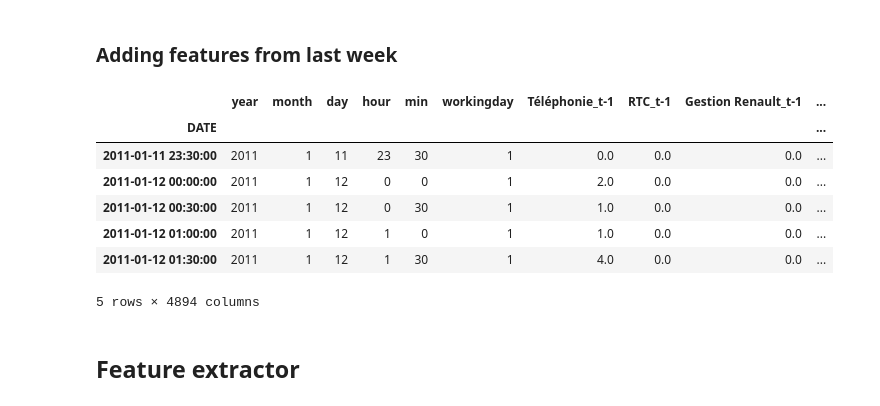
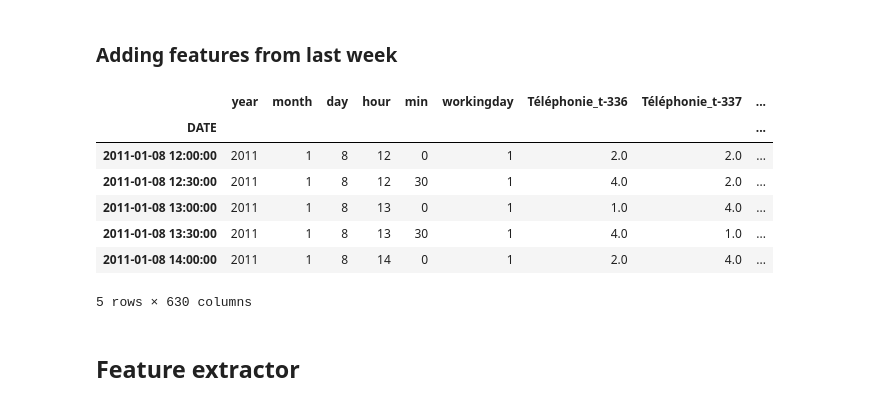
Before and after one commit to GRichard513/AxaChallenge, a Jupyter notebook: Projet_Axa_Antoine.ipynb, the cells around one changed output. Saved outputs shown, nothing was run; the diff lists cells and outputs as text; code cells hidden in the pictures.

Commit message:
amélioration Téléphonie correction exctration column semaine dernière

```diff
--- a/Projet_Axa_Antoine.ipynb
+++ b/Projet_Axa_Antoine.ipynb
@@ -119,31 +123,30 @@ print('train data range : %s months and %s days\n' %(X_train_range.months,X_trai
 ### Adding features from last week
 # %%
 # Set number of hours prediction is in advance
-n_periods_advance = 1#*7*24*2 #336
+n_periods_advance = 336#*7*24*2 #336
 # period_advance = "1W"
 
 # Set number of historic hours used
-n_periods_window = 10#7*24*2 #178
+n_periods_window = 24#7*24*2 #178
 # period_window = '1W'
 
 # Set number of historic hours in advance
 for cat in y_df:
     if cat not in ['Evenements','Gestion Amex']:
         for k in range(n_periods_advance,n_periods_advance+n_periods_window):
             X_test['%s_t-%i'%(cat.decode('utf-8'),k)] = y_df[cat].shift(k*30, freq='min')
-            X_train['%s_t-%i'%(cat.decode('utf-8'),k)] = y_df[cat].shift(k*30, freq='min')
+            X_train['%s_t-%i'%(cat.decode('utf-8'),k)] = y_df[cat].shift(k)
 
 X_train.drop(X_train.index[:n_periods_window+n_periods_advance], inplace=True)
 y_df.drop(y_df.index[:n_periods_window+n_periods_advance], inplace=True)
 
-#print(X_df.head())
-X_train.head()
+# X_train.head()
 # %% [output]
-|  | year | month | day | hour | min | workingday | Téléphonie_t-1 | RTC_t-1 | Gestion Renault_t-1 | ... |
-| DATE |  |  |  |  |  |  |  |  |  | ... |
-| 2011-01-11 23:30:00 | 2011 | 1 | 11 | 23 | 30 | 1 | 0.0 | 0.0 | 0.0 | ... |
-| 2011-01-12 00:00:00 | 2011 | 1 | 12 | 0 | 0 | 1 | 2.0 | 0.0 | 0.0 | ... |
-| 2011-01-12 00:30:00 | 2011 | 1 | 12 | 0 | 30 | 1 | 1.0 | 0.0 | 0.0 | ... |
-| 2011-01-12 01:00:00 | 2011 | 1 | 12 | 1 | 0 | 1 | 1.0 | 0.0 | 0.0 | ... |
-| 2011-01-12 01:30:00 | 2011 | 1 | 12 | 1 | 30 | 1 | 4.0 | 0.0 | 0.0 | ... |
+|  | year | month | day | hour | min | workingday | Téléphonie_t-336 | Téléphonie_t-337 | ... |
+| DATE |  |  |  |  |  |  |  |  | ... |
+| 2011-01-08 12:00:00 | 2011 | 1 | 8 | 12 | 0 | 1 | 2.0 | 2.0 | ... |
+| 2011-01-08 12:30:00 | 2011 | 1 | 8 | 12 | 30 | 1 | 4.0 | 2.0 | ... |
+| 2011-01-08 13:00:00 | 2011 | 1 | 8 | 13 | 0 | 1 | 1.0 | 4.0 | ... |
+| 2011-01-08 13:30:00 | 2011 | 1 | 8 | 13 | 30 | 1 | 4.0 | 1.0 | ... |
+| 2011-01-08 14:00:00 | 2011 | 1 | 8 | 14 | 0 | 1 | 2.0 | 4.0 | ... |
-5 rows × 4894 columns
+5 rows × 630 columns
```
Also changed, not shown: parts of 5 cells of this notebook.
